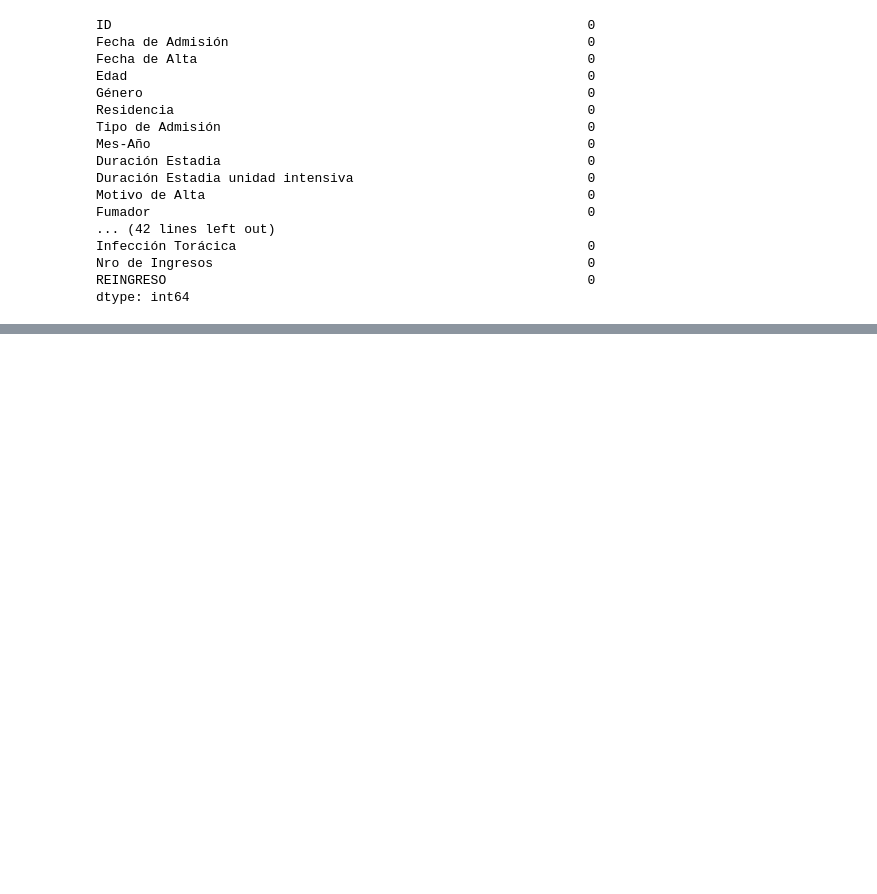
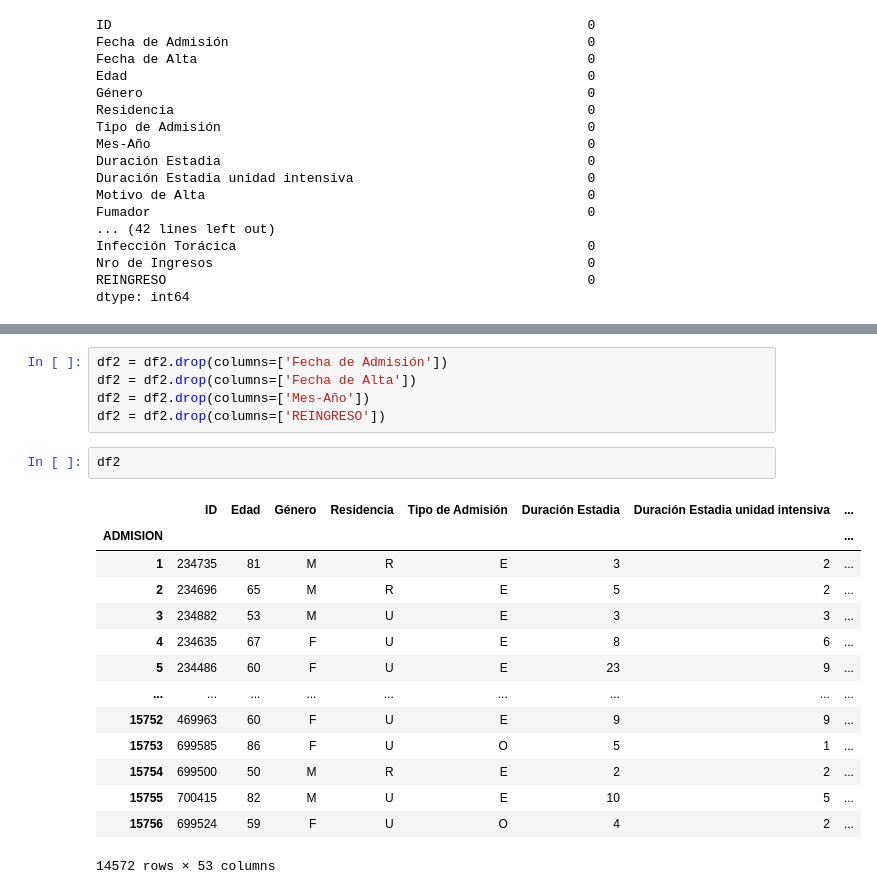
Before and after one commit to Estefaniagz/Proyecto_nocountry, a Jupyter notebook: explore.ipynb, the cells around one changed output, grey strips where cells are left out. Saved outputs shown, nothing was run; the diff lists cells and outputs as text; blank space fills up the shorter version.

```diff
--- a/explore.ipynb
+++ b/explore.ipynb
@@ -682,0 +721,22 @@ dtype: int64
+# %%
+df2 = df2.drop(columns=['Fecha de Admisión'])
+df2 = df2.drop(columns=['Fecha de Alta'])
+df2 = df2.drop(columns=['Mes-Año'])
+df2 = df2.drop(columns=['REINGRESO'])
+# %%
+df2
+# %% [output]
+|  | ID | Edad | Género | Residencia | Tipo de Admisión | Duración Estadia | Duración Estadia unidad intensiva | ... |
+| ADMISION |  |  |  |  |  |  |  | ... |
+| 1 | 234735 | 81 | M | R | E | 3 | 2 | ... |
+| 2 | 234696 | 65 | M | R | E | 5 | 2 | ... |
+| 3 | 234882 | 53 | M | U | E | 3 | 3 | ... |
+| 4 | 234635 | 67 | F | U | E | 8 | 6 | ... |
+| 5 | 234486 | 60 | F | U | E | 23 | 9 | ... |
+| ... | ... | ... | ... | ... | ... | ... | ... | ... |
+| 15752 | 469963 | 60 | F | U | E | 9 | 9 | ... |
+| 15753 | 699585 | 86 | F | U | O | 5 | 1 | ... |
+| 15754 | 699500 | 50 | M | R | E | 2 | 2 | ... |
+| 15755 | 700415 | 82 | M | U | E | 10 | 5 | ... |
+| 15756 | 699524 | 59 | F | U | O | 4 | 2 | ... |
+14572 rows × 53 columns
```
Also changed, not shown: parts of 15 cells of this notebook.
